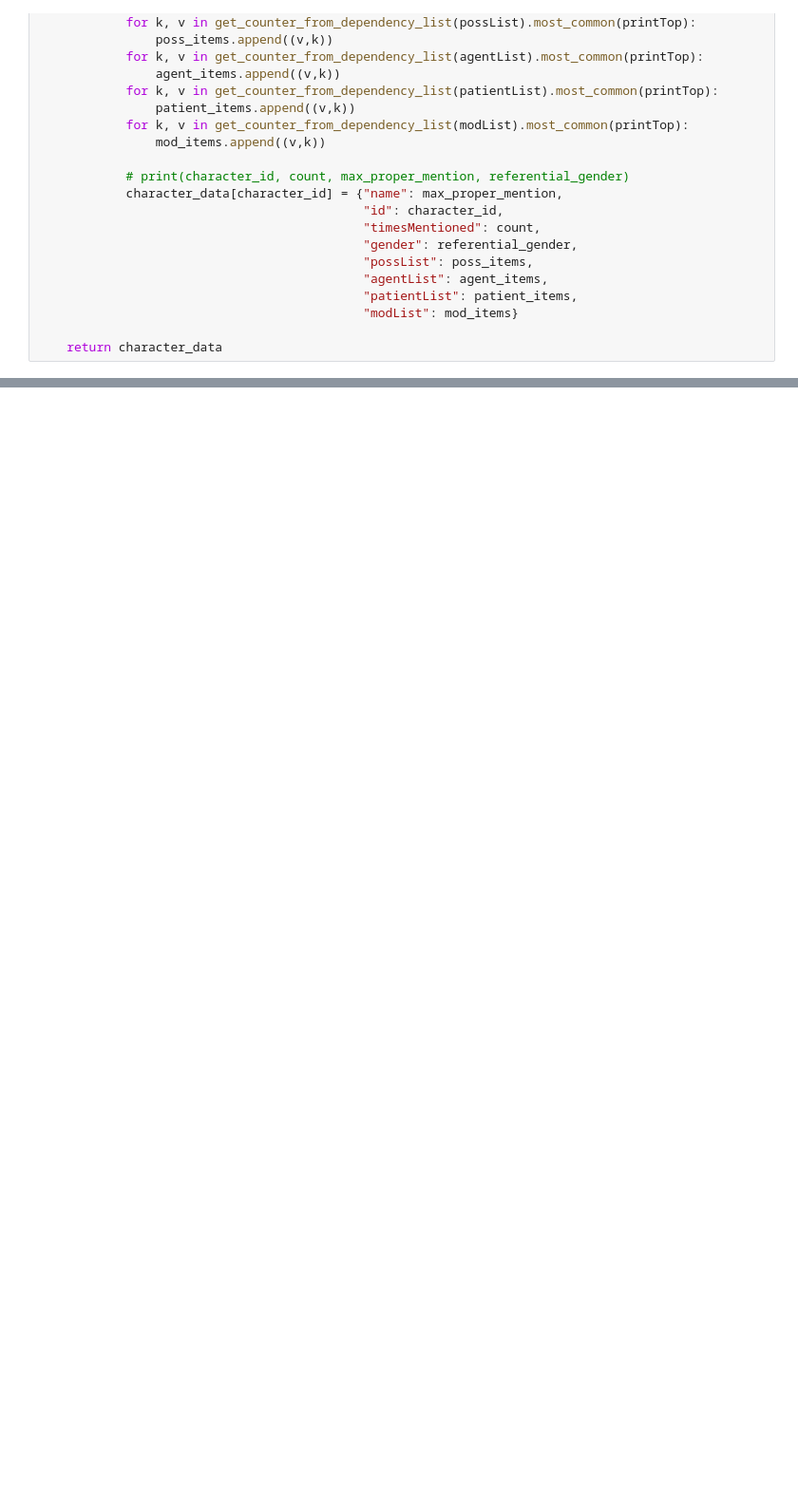
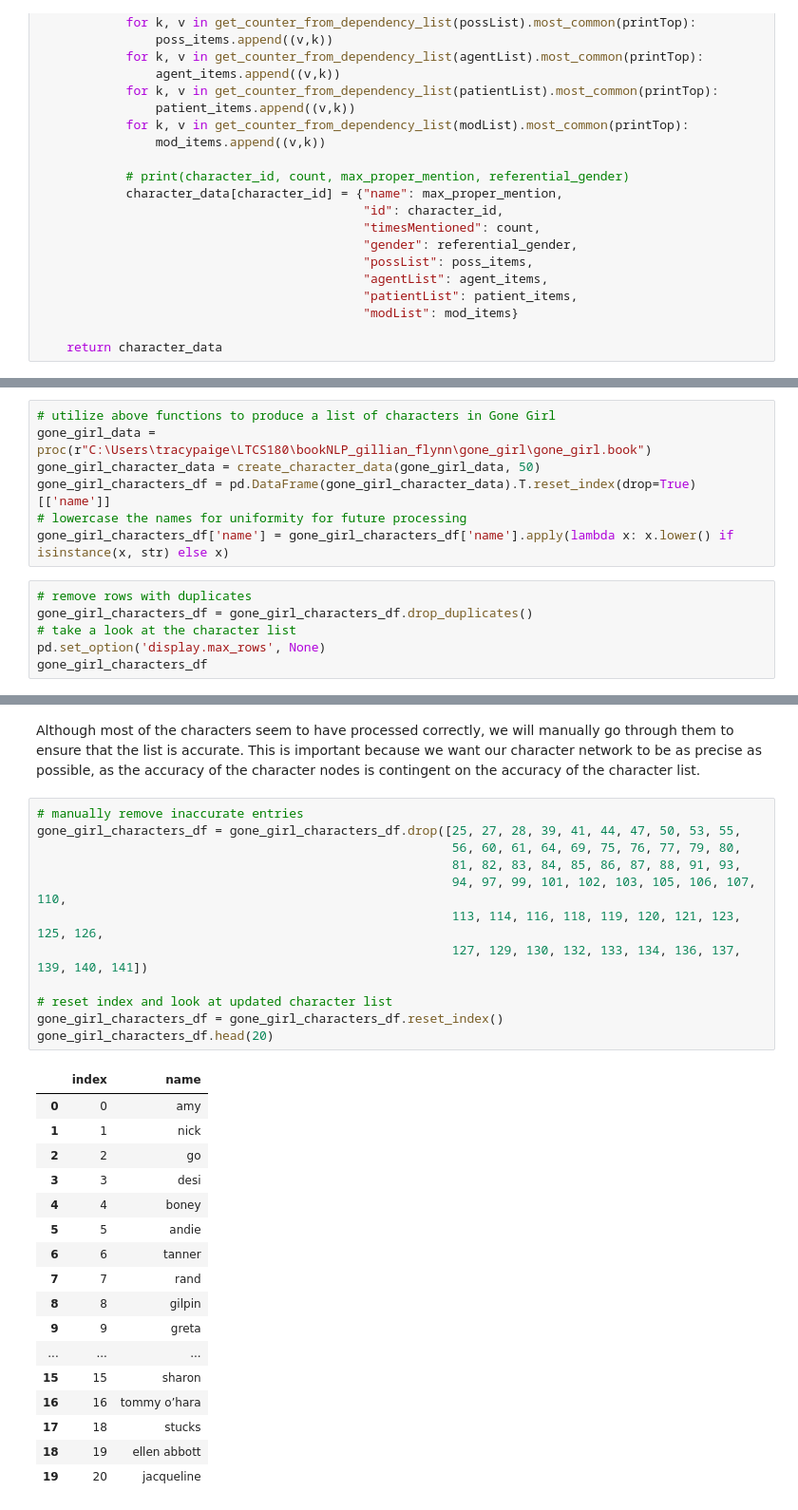
Before and after one commit to tracypaige/ltcs180_finalproject, a Jupyter notebook: FinalProject.ipynb, the cells around one changed output, grey strips where cells are left out. Shown at 95% size. Saved outputs shown, nothing was run; the diff lists cells and outputs as text; blank space fills up the shorter version.

```diff
--- a/FinalProject.ipynb
+++ b/FinalProject.ipynb
@@ -83,0 +130,13 @@ def create_character_data(data, printTop):
+# %%
+# utilize above functions to produce a list of characters in Gone Girl
+gone_girl_data = proc(r"C:\Users\tracypaige\LTCS180\bookNLP_gillian_flynn\gone_girl\gone_girl.book")
+gone_girl_character_data = create_character_data(gone_girl_data, 50)
+gone_girl_characters_df = pd.DataFrame(gone_girl_character_data).T.reset_index(drop=True)[['name']]
+# lowercase the names for uniformity for future processing
+gone_girl_characters_df['name'] = gone_girl_characters_df['name'].apply(lambda x: x.lower() if isinstance(x, str) else x)
+# %%
+# remove rows with duplicates
+gone_girl_characters_df = gone_girl_characters_df.drop_duplicates()
+# take a look at the character list
+pd.set_option('display.max_rows', None)
+gone_girl_characters_df
@@ -83,0 +161,32 @@ def create_character_data(data, printTop):
+# %% [markdown]
+Although most of the characters seem to have processed correctly, we will manually go through them to ensure that the list is accurate. This is important because we want our character network to be as precise as possible, as the accuracy of the character nodes is contingent on the accuracy of the character list.
+# %%
+# manually remove inaccurate entries
+gone_girl_characters_df = gone_girl_characters_df.drop([25, 27, 28, 39, 41, 44, 47, 50, 53, 55,
+                                                        56, 60, 61, 64, 69, 75, 76, 77, 79, 80,
+                                                        81, 82, 83, 84, 85, 86, 87, 88, 91, 93,
+                                                        94, 97, 99, 101, 102, 103, 105, 106, 107, 110,
+                                                        113, 114, 116, 118, 119, 120, 121, 123, 125, 126,
+                                                        127, 129, 130, 132, 133, 134, 136, 137, 139, 140, 141])
+
+# reset index and look at updated character list
+gone_girl_characters_df = gone_girl_characters_df.reset_index()
+gone_girl_characters_df.head(20)
+# %% [output]
+|  | index | name |
+| 0 | 0 | amy |
+| 1 | 1 | nick |
+| 2 | 2 | go |
+| 3 | 3 | desi |
+| 4 | 4 | boney |
+| 5 | 5 | andie |
+| 6 | 6 | tanner |
+| 7 | 7 | rand |
+| 8 | 8 | gilpin |
+| 9 | 9 | greta |
+| ... | ... | ... |
+| 15 | 15 | sharon |
+| 16 | 16 | tommy o’hara |
+| 17 | 18 | stucks |
+| 18 | 19 | ellen abbott |
+| 19 | 20 | jacqueline |
```
Also changed, not shown: parts of 28 cells of this notebook, 4 other files.
